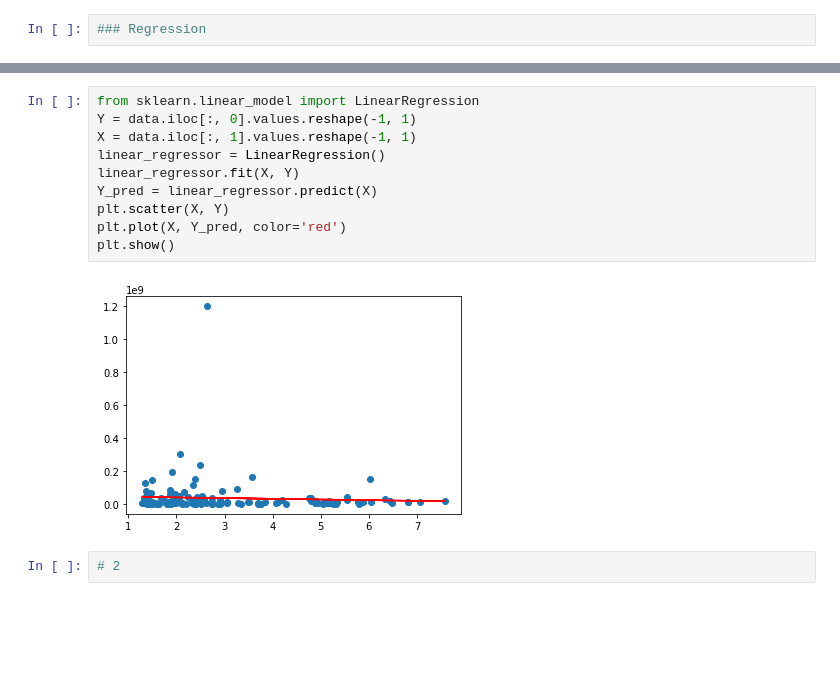
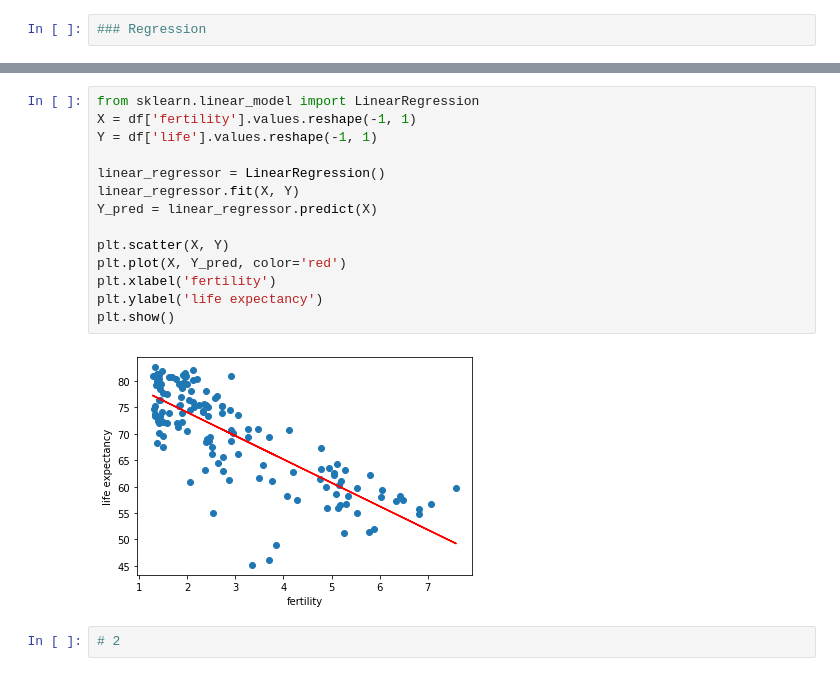
Before and after one commit to leprevost/-3803ict-Stat-Data-Analysis-w3, a Jupyter notebook: statDataAnalyst.ipynb, the cells around one changed output, grey strips where cells are left out. Saved outputs shown, nothing was run; the diff lists cells and outputs as text; blank space fills up the shorter version.

```diff
--- a/statDataAnalyst.ipynb
+++ b/statDataAnalyst.ipynb
@@ -48,16 +55,20 @@ data = df
 [figure]
 # %%
 from sklearn.linear_model import LinearRegression
-Y = data.iloc[:, 0].values.reshape(-1, 1)
-X = data.iloc[:, 1].values.reshape(-1, 1)
+X = df['fertility'].values.reshape(-1, 1)
+Y = df['life'].values.reshape(-1, 1)
+
 linear_regressor = LinearRegression()
 linear_regressor.fit(X, Y)
 Y_pred = linear_regressor.predict(X)
+
 plt.scatter(X, Y)
 plt.plot(X, Y_pred, color='red')
+plt.xlabel('fertility')
+plt.ylabel('life expectancy')
 plt.show()
 # %% [output]
-[figure, old version]
+[figure, new version]
 # %%
 # 2
 # %%
```
Also changed, not shown: parts of 1 cell of this notebook.
